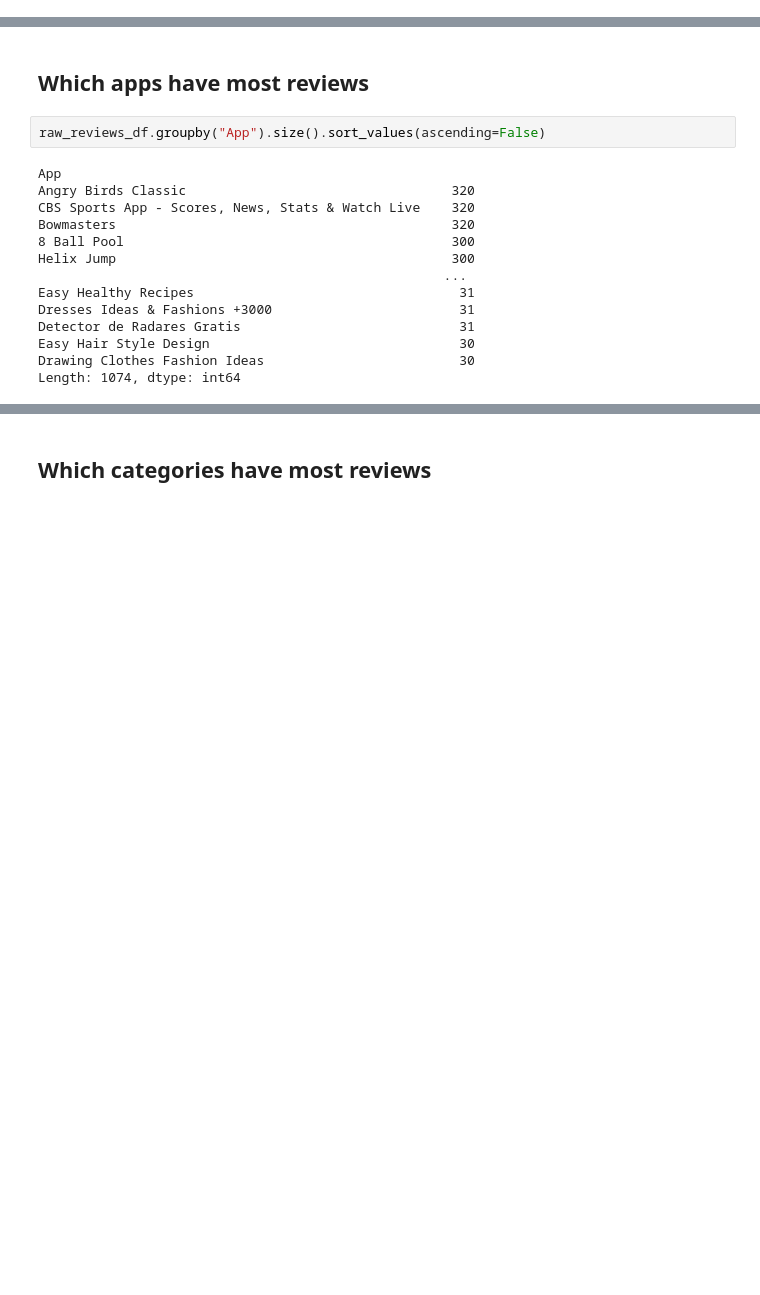
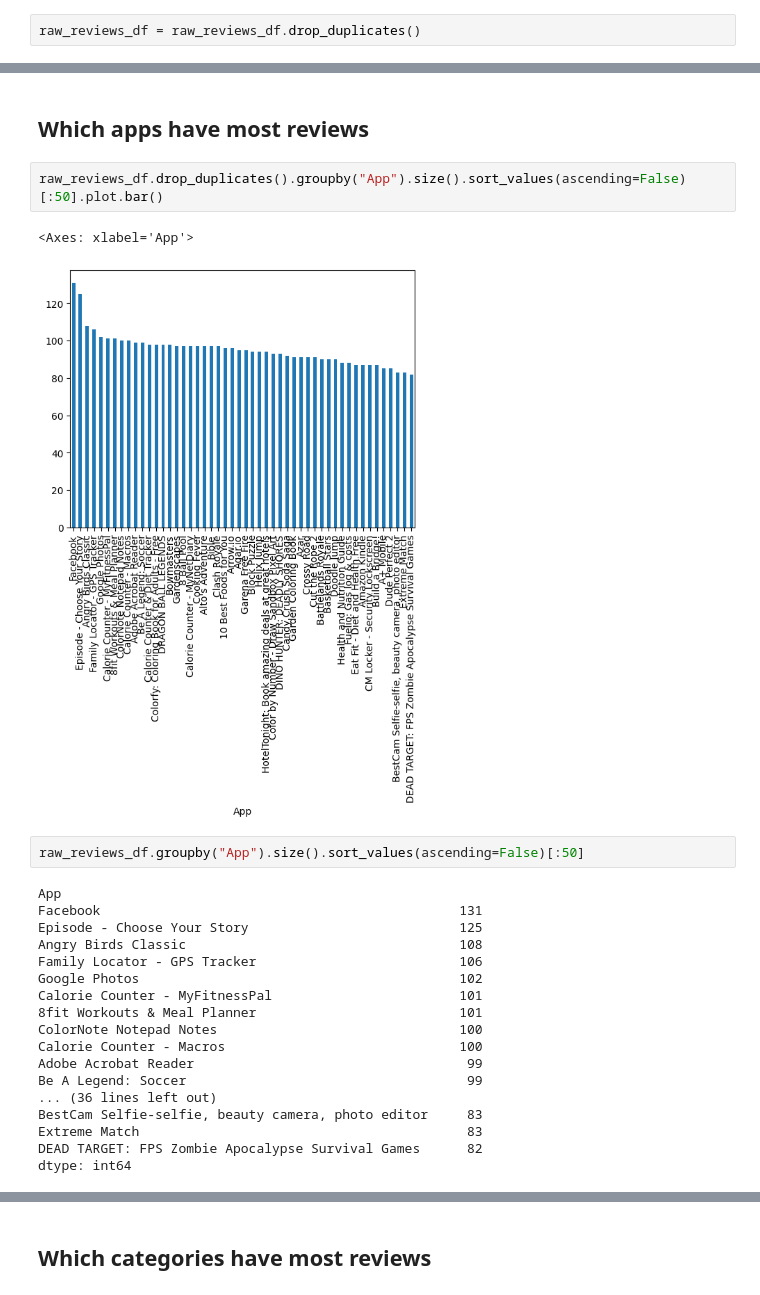
Before and after one commit to sm1996/capstone_project, a Jupyter notebook: notebooks/eda.ipynb, the cells around one changed output, grey strips where cells are left out. Drawn from its saved outputs; the diff is of its cells as text; blank space fills up the shorter version.

```diff
--- a/notebooks/eda.ipynb
+++ b/notebooks/eda.ipynb
@@ -22,2 +36,4 @@ raw_reviews_df.shape
+# %%
+raw_reviews_df = raw_reviews_df.drop_duplicates()
 # %%
 raw_reviews_df.loc[0]
@@ -54,18 +69,27 @@ raw_reviews_df.describe(include='all')
 # %% [markdown]
 ## Which apps have most reviews
+# %%
+raw_reviews_df.drop_duplicates().groupby("App").size().sort_values(ascending=False)[:50].plot.bar()
+# %% [output]
+<Axes: xlabel='App'>
+[figure, added]
 # %%
-raw_reviews_df.groupby("App").size().sort_values(ascending=False)
+raw_reviews_df.groupby("App").size().sort_values(ascending=False)[:50]
 # %% [output]
 App
-Angry Birds Classic                                  320
-CBS Sports App - Scores, News, Stats & Watch Live    320
-Bowmasters                                           320
-8 Ball Pool                                          300
-Helix Jump                                           300
-                                                    ...
-Easy Healthy Recipes                                  31
-Dresses Ideas & Fashions +3000                        31
-Detector de Radares Gratis                            31
-Easy Hair Style Design                                30
-Drawing Clothes Fashion Ideas                         30
-Length: 1074, dtype: int64
+Facebook                                              131
+Episode - Choose Your Story                           125
+Angry Birds Classic                                   108
+Family Locator - GPS Tracker                          106
+Google Photos                                         102
+Calorie Counter - MyFitnessPal                        101
+8fit Workouts & Meal Planner                          101
+ColorNote Notepad Notes                               100
+Calorie Counter - Macros                              100
+Adobe Acrobat Reader                                   99
+Be A Legend: Soccer                                    99
+... (36 lines left out)
+BestCam Selfie-selfie, beauty camera, photo editor     83
+Extreme Match                                          83
+DEAD TARGET: FPS Zombie Apocalypse Survival Games      82
+dtype: int64
```
Also changed, not shown: parts of 28 cells of this notebook, 54 other files.
